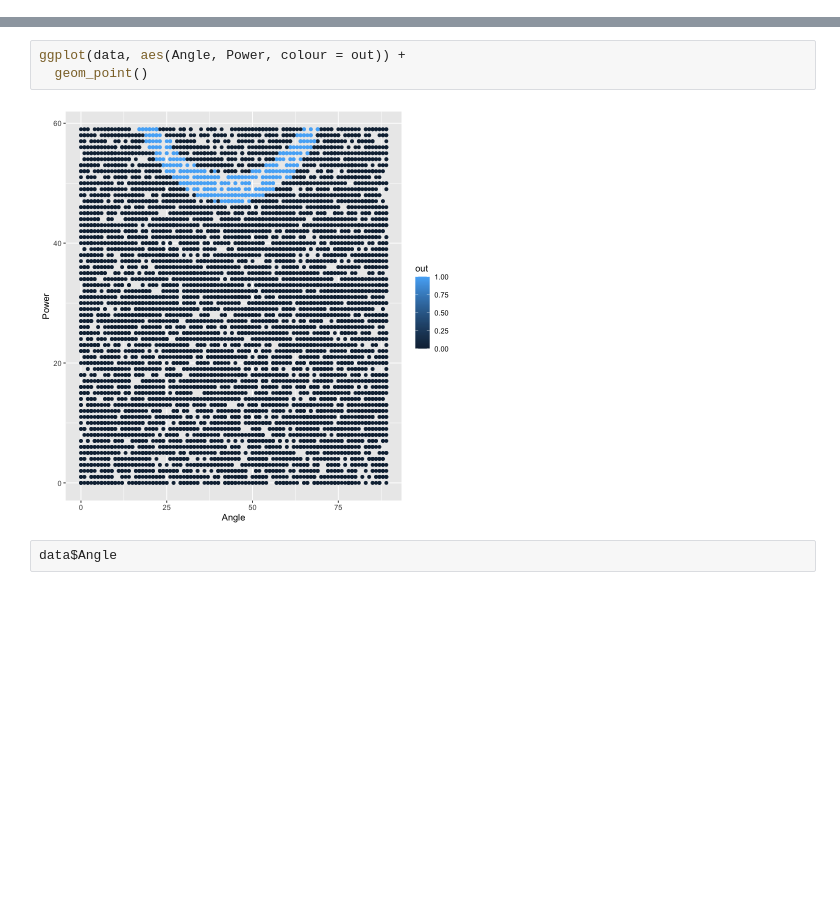
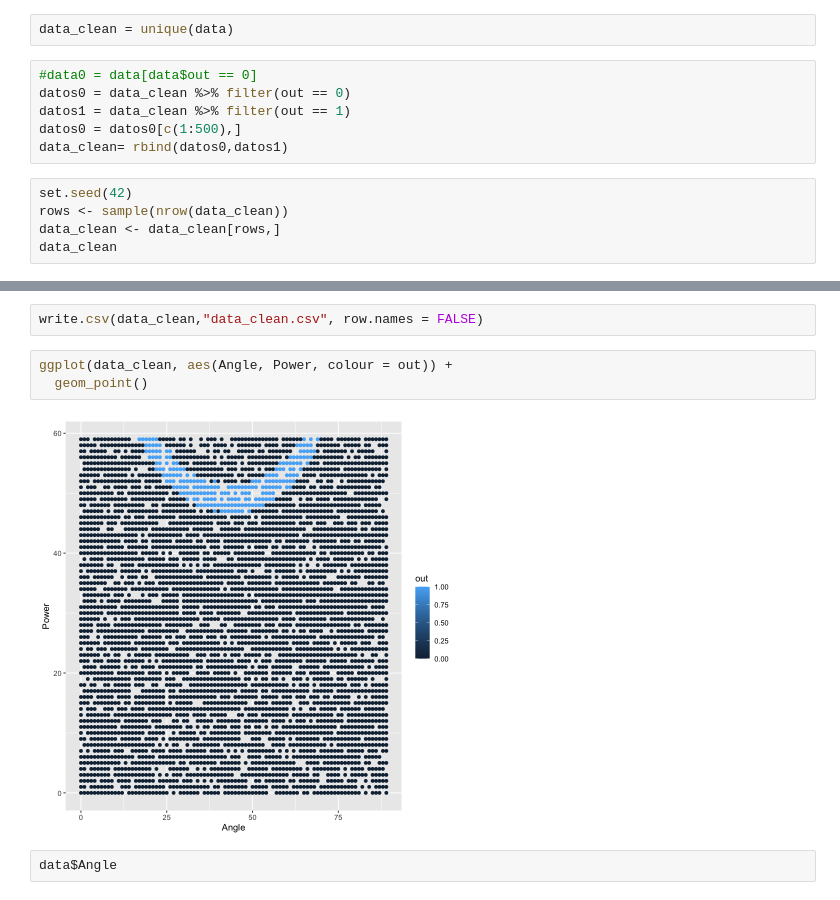
Before and after one commit to renzodamgo/Parabolico, a Jupyter notebook: Untitled.ipynb, the cells around one changed output, grey strips where cells are left out. Saved outputs shown, nothing was run; the diff lists cells and outputs as text; blank space fills up the shorter version.

```diff
--- a/Untitled.ipynb
+++ b/Untitled.ipynb
@@ -4,0 +6,13 @@ data$out
+# %%
+data_clean = unique(data)
+# %%
+#data0 = data[data$out == 0]
+datos0 = data_clean %>% filter(out == 0)
+datos1 = data_clean %>% filter(out == 1)
+datos0 = datos0[c(1:500),]
+data_clean= rbind(datos0,datos1)
+# %%
+set.seed(42)
+rows <- sample(nrow(data_clean))
+data_clean <- data_clean[rows,]
+data_clean
@@ -5,8 +39,10 @@ data$out
+# %%
+write.csv(data_clean,"data_clean.csv", row.names = FALSE)
 # %%
-ggplot(data, aes(Angle, Power, colour = out)) +
+ggplot(data_clean, aes(Angle, Power, colour = out)) +
   geom_point()
 # %% [output]
-[figure, old version]
+[figure, new version]
 # %%
 data$Angle
 # %% [output]
```
Also changed, not shown: parts of 3 cells of this notebook, 11 other files.
